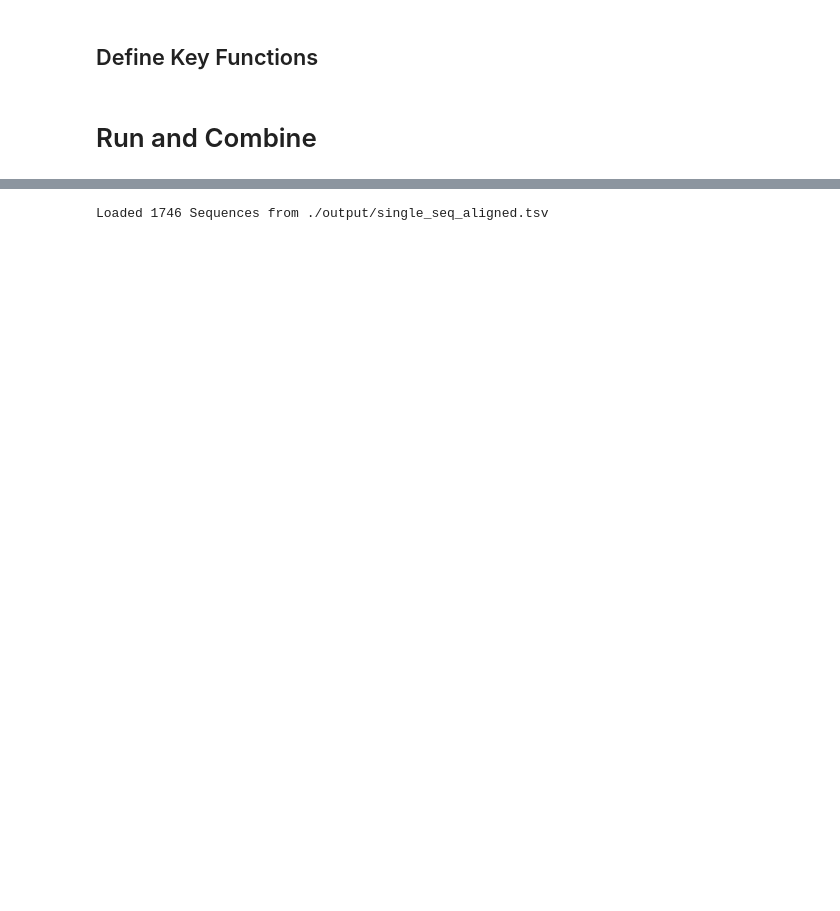
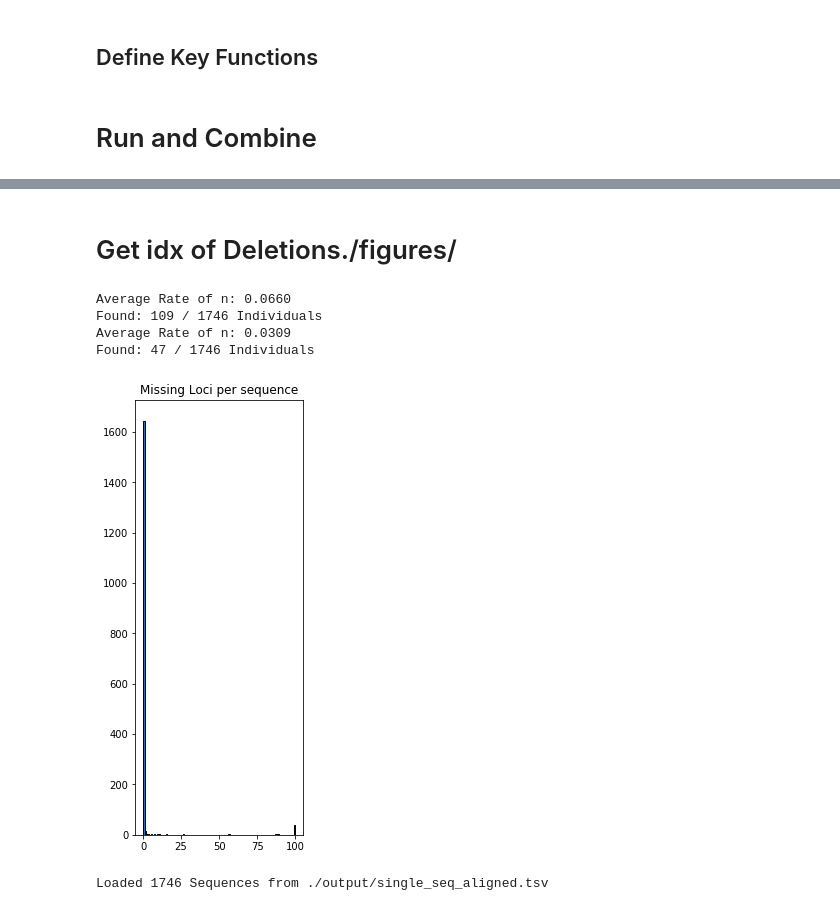
Before and after one commit to hringbauer/covid19_data, a Jupyter notebook: notebooks/process_data/create_h5.ipynb, the cells around one changed output, grey strips where cells are left out. Drawn from its saved outputs; the diff is of its cells as text; code cells hidden in the pictures; blank space fills up the shorter version.

```diff
--- a/notebooks/process_data/create_h5.ipynb
+++ b/notebooks/process_data/create_h5.ipynb
@@ -74,2 +139,13 @@ def combine_fasta_alignments(paths, align_id="Wuhan-Hu-1"):
 # %% [markdown]
 # Run and Combine
+# %%
+%%time
+aligned_path_fasta = "./output/single_seq_aligned.tsv"
+
+df = pd.read_csv(aligned_path_fasta, sep="\t")
+df = df[df["include"]==True].copy()
+print(f"Loaded {len(df)} Sequences from {aligned_path_fasta}")
+
+### Manually filling in (next iteration has it automatic)
+#df["aligned_path"] = "./output/singleseq_aligned/" + df["iid_clean"] + ".fasta"
+###df.to_csv(aligned_path_fasta, sep="\t", index=False)
@@ -76 +209,19 @@ def combine_fasta_alignments(paths, align_id="Wuhan-Hu-1"):
+# %% [markdown]
+# Get idx of Deletions./figures/
+# %%
+iid_idx, sum_n =give_idx_deletion(seqs, deletion = np.arange(22900,23101))  # Big deletion in S
+iid_idx, sum_n =give_idx_deletion(seqs, deletion = np.arange(22400,22500))  # Small deletion in S
+# %% [output]
+Average Rate of n: 0.0660
+Found: 109 / 1746 Individuals
+Average Rate of n: 0.0309
+Found: 47 / 1746 Individuals
+# %%
+plt.figure(figsize=(3,8))
+ax=plt.gca()
+ax.hist(sum_n, bins=100, ec="k")
+ax.set_title("Missing Loci per sequence")
+plt.show()
+# %% [output]
+[figure, added]
 # %%
```
Also changed, not shown: parts of 31 cells of this notebook, 12 other files.
